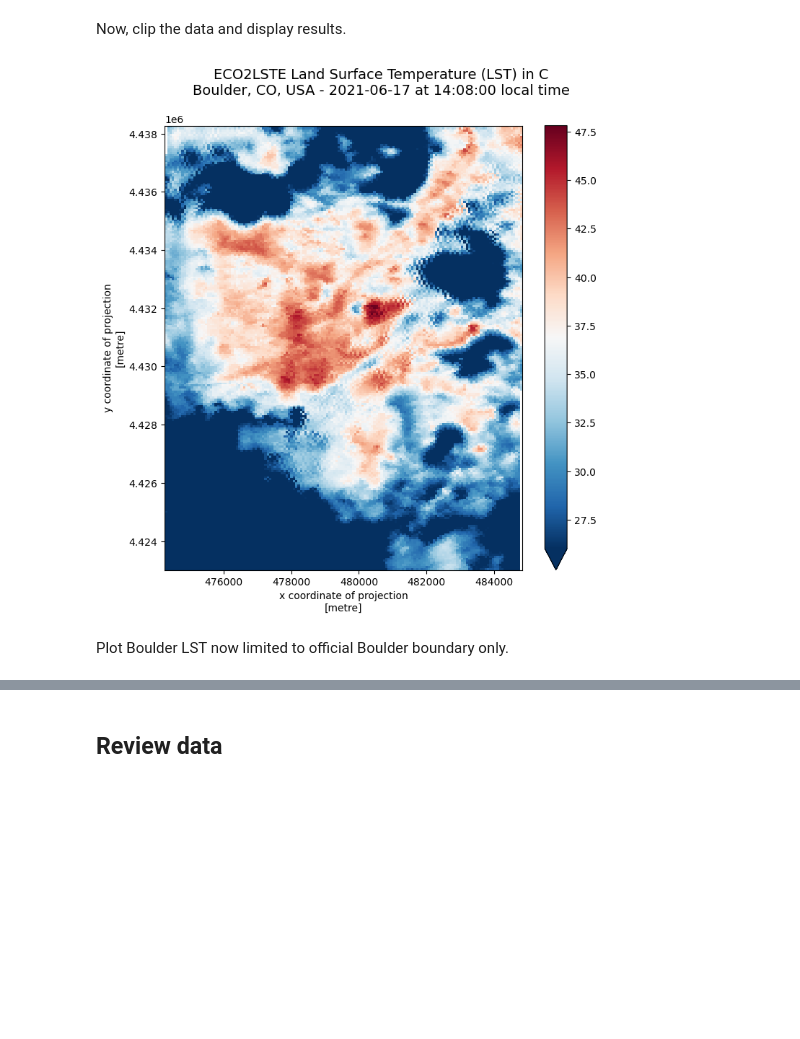
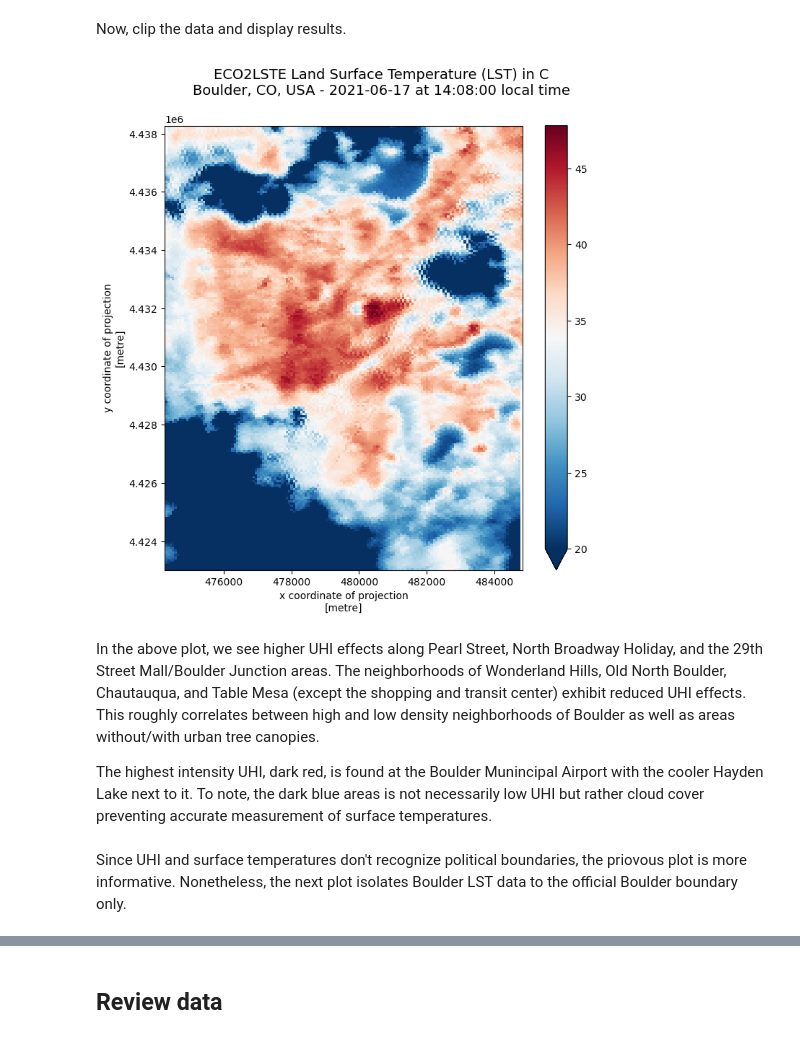
Before and after one commit to paulaeperez/ea-uhi-final-project, a Jupyter notebook: uhi-ecostress-download.ipynb, the cells around one changed output, grey strips where cells are left out. Saved outputs shown, nothing was run; the diff lists cells and outputs as text; code cells hidden in the pictures; blank space fills up the shorter version.

```diff
--- a/uhi-ecostress-download.ipynb
+++ b/uhi-ecostress-download.ipynb
@@ -459,21 +457,25 @@ Now, clip the data and display results.
 # %%
 lste_clipped = example_geo.rio.clip(
     boulder_envelope_gdf.geometry.apply(mapping),
     boulder_limits_gdf.crs) - 273.15
 
 title = 'ECO2LSTE Land Surface Temperature'
 fig, ax = plt.subplots(figsize=(8, 8))
 fig.suptitle(
     f'{title} (LST) in C\n' +
     f'Boulder, CO, USA - {date} at {local_overpass} local time', fontsize=14
 )
-lste_clipped.plot(cmap='RdBu_r', vmin=26, vmax=np.max(lste_clipped[0]).item())
+lste_clipped.plot(cmap='RdBu_r', vmin=20, vmax=np.max(lste_clipped[0]).item())
 ax.set_title('')
 plt.show()
 # %% [output]
-[figure, old version]
+[figure, new version]
-# %% [markdown]
-Plot Boulder LST now limited to official Boulder boundary only.
+# %% [markdown]
+In the above plot, we see higher UHI effects along Pearl Street, North Broadway Holiday, and the 29th Street Mall/Boulder Junction areas. The neighborhoods of Wonderland Hills, Old North Boulder, Chautauqua, and Table Mesa (except the shopping and transit center) exhibit reduced UHI effects. This roughly correlates between high and low density neighborhoods of Boulder as well as areas without/with urban tree canopies.
+
+The highest intensity UHI, dark red, is found at the Boulder Munincipal Airport with the cooler Hayden Lake next to it. To note, the dark blue areas is not necessarily low UHI but rather cloud cover preventing accurate measurement of surface temperatures.
+# %% [markdown]
+Since UHI and surface temperatures don't recognize political boundaries, the priovous plot is more informative. Nonetheless, the next plot isolates Boulder LST data to the official Boulder boundary only.
 # %%
 lste_clipped = example_geo.rio.clip(
     boulder_limits_gdf.geometry.apply(mapping),
```
Also changed, not shown: parts of 7 cells of this notebook, 1 other file.
